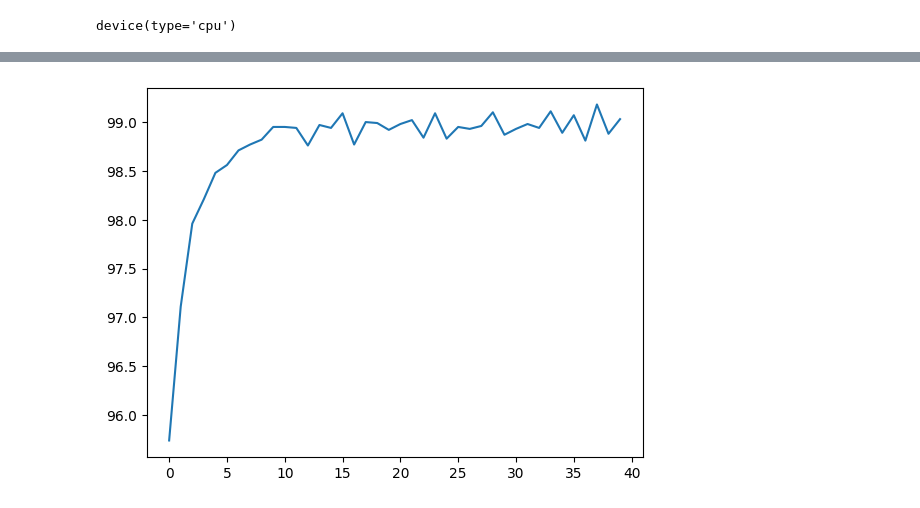
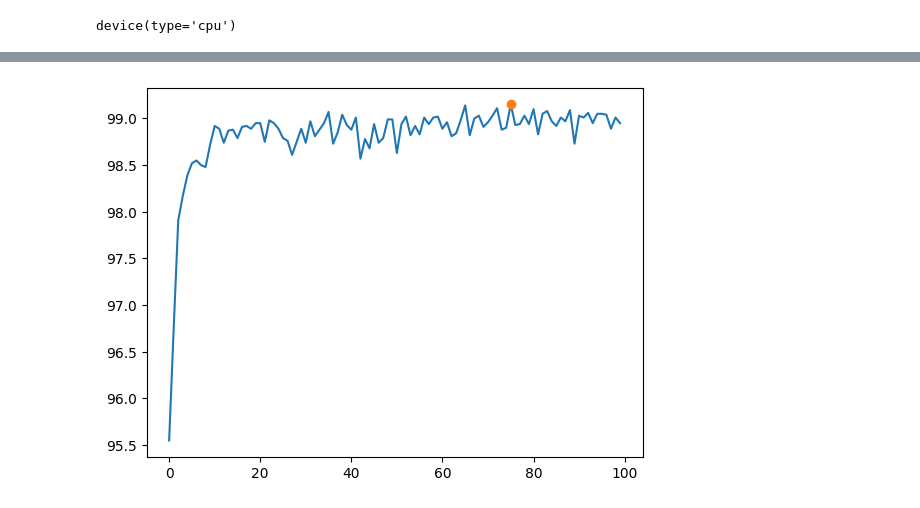
Before and after one commit to TMarciDev/mnist, a Jupyter notebook: train_cnn_2/mnist.ipynb, the cells around one changed output, grey strips where cells are left out. Cells and saved outputs as stored; diff of their text form; code cells hidden in the pictures.

```diff
--- a/train_cnn_2/mnist.ipynb
+++ b/train_cnn_2/mnist.ipynb
@@ -23,7 +23,7 @@ val_data = torchvision.datasets.MNIST('mnist_data', train=False, download=True,
 train_dl = torch.utils.data.DataLoader(train_data, batch_size = numb_batch)
 val_dl = torch.utils.data.DataLoader(val_data, batch_size = numb_batch)
 # %%
-def create_lenet():
+def create_model():
     model = nn.Sequential(
         nn.Conv2d(1, 6, 5, padding=2),
         nn.ReLU(),
@@ -40,22 +40,10 @@ def create_lenet():
     )
     return model
 # %%
-# def validate(model, data):
-#     total = 0
-#     correct = 0
-#     for i, (images, labels) in enumerate(data):
-#         images = images.cuda()
-#         x = model(images)
-#         value, pred = torch.max(x,1)
-#         pred = pred.data.cpu()
-#         total += x.size(0)
-#         correct += torch.sum(pred == labels)
-#     return correct*100./total
-
 def validate(model, data, device):
     total = 0
     correct = 0
-    for i, (images, labels) in enumerate(data):
+    for images, labels in data:
         images = images.to(device)
         labels = labels.to(device)
 
@@ -69,10 +57,11 @@ def validate(model, data, device):
 # %%
 def train(numb_epoch=3, lr=1e-3, device="cpu"):
     accuracies = []
-    cnn = create_lenet().to(device)
+    best_model = cnn = create_model().to(device)
     cec = nn.CrossEntropyLoss()
     optimizer = optim.Adam(cnn.parameters(), lr=lr)
     max_accuracy = 0
+    max_acc_epoch = 0
     for epoch in range(numb_epoch):
         for images, labels in train_dl:
             images = images.to(device)
@@ -83,15 +72,16 @@ def train(numb_epoch=3, lr=1e-3, device="cpu"):
             loss.backward()
             optimizer.step()
         accuracy = float(validate(cnn, val_dl, device))
-        # accuracy = float(validate(cnn, val_dl, device))
         accuracies.append(accuracy)
         if accuracy > max_accuracy:
             best_model = copy.deepcopy(cnn)
             max_accuracy = accuracy
-            print("Saving Best Model with Accuracy: ", accuracy)
+            max_acc_epoch = epoch
+            print(f"Saving Best Model with Accuracy: {accuracy}%, epoch: {max_acc_epoch}")
         print('Epoch:', epoch+1, "Accuracy :", accuracy, '%')
     plt.plot(accuracies)
-    return best_model
+    plt.plot(max_acc_epoch, max_accuracy, 'o')
+    return best_model, max_accuracy
 # %%
 if torch.cuda.is_available():
     device = torch.device("cuda:0")
@@ -105,5 +93,5 @@ device
 No Cuda Available
 device(type='cpu')
 # %%
-lenet = train(40, device=device) # type: ignore
+model, max_accuracy = train(100, device=device) # type: ignore
 # %% [output]
@@ -127 +115 @@ Epoch: 40 Accuracy : 99.02999877929688 %
-[figure, old version]
+[figure, new version]
```
Also changed, not shown: parts of 14 cells of this notebook, 3 other files.
